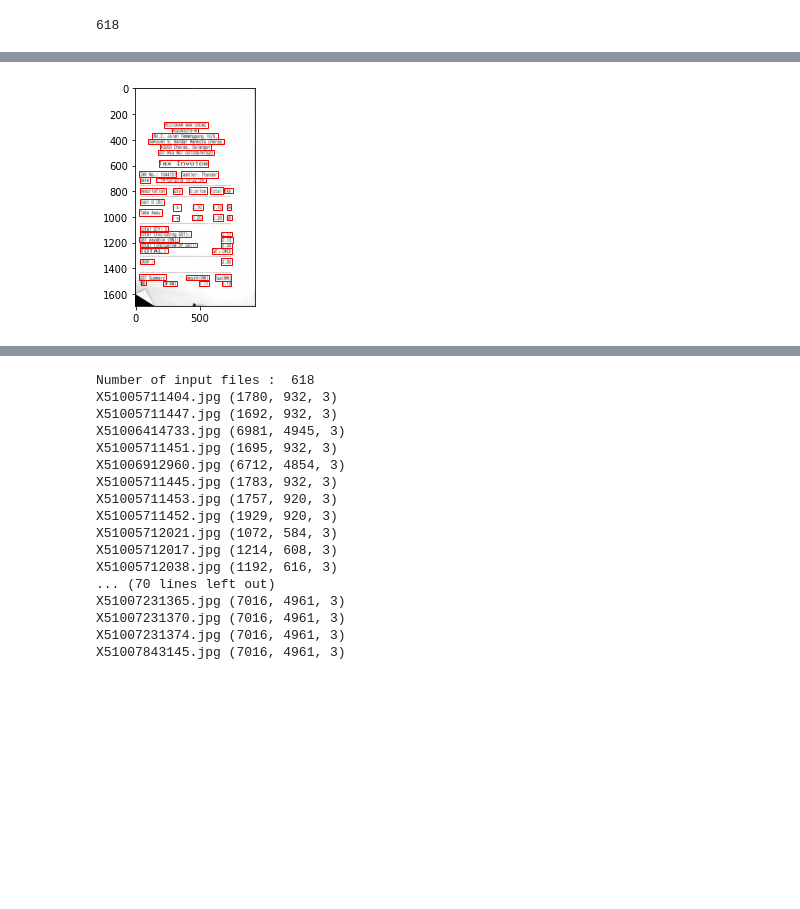
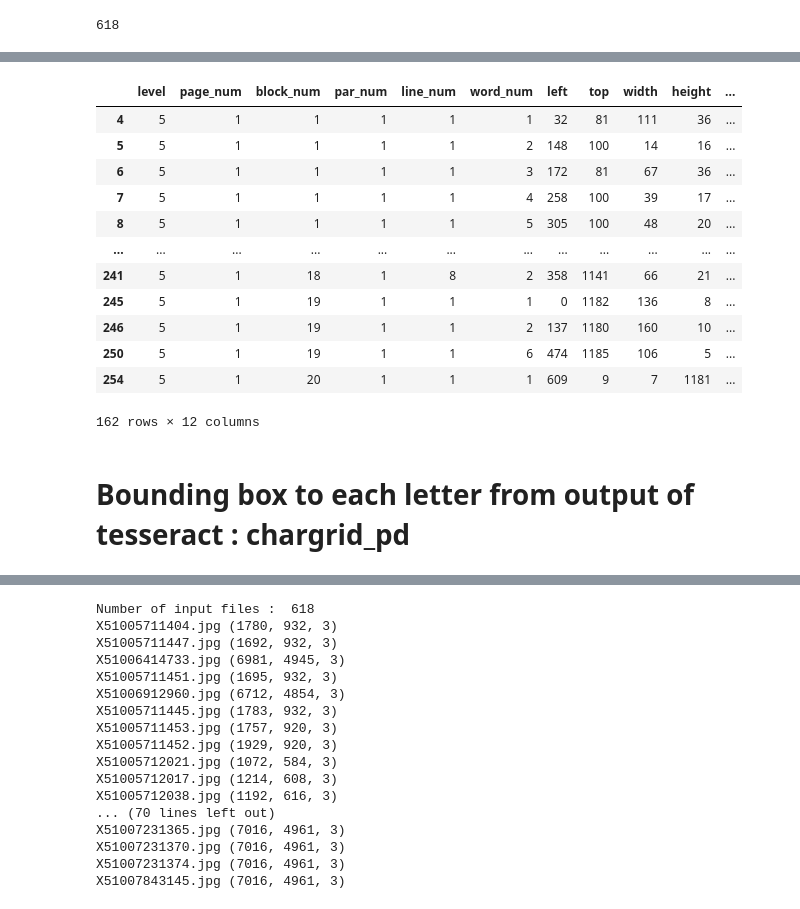
Before and after one commit to Hrishkesh/Invoice-, a Jupyter notebook: Data_visualization.ipynb, the cells around one changed output, grey strips where cells are left out. Saved outputs shown, nothing was run; the diff lists cells and outputs as text; code cells hidden in the pictures; blank space fills up the shorter version.

```diff
--- a/Data_visualization.ipynb
+++ b/Data_visualization.ipynb
@@ -160,3 +198,21 @@ X51005711447.jpg (1692, 932, 3)
+# %%
+dt
+# %% [output]
+|  | level | page_num | block_num | par_num | line_num | word_num | left | top | width | height | ... |
+| 4 | 5 | 1 | 1 | 1 | 1 | 1 | 32 | 81 | 111 | 36 | ... |
+| 5 | 5 | 1 | 1 | 1 | 1 | 2 | 148 | 100 | 14 | 16 | ... |
+| 6 | 5 | 1 | 1 | 1 | 1 | 3 | 172 | 81 | 67 | 36 | ... |
+| 7 | 5 | 1 | 1 | 1 | 1 | 4 | 258 | 100 | 39 | 17 | ... |
+| 8 | 5 | 1 | 1 | 1 | 1 | 5 | 305 | 100 | 48 | 20 | ... |
+| ... | ... | ... | ... | ... | ... | ... | ... | ... | ... | ... | ... |
+| 241 | 5 | 1 | 18 | 1 | 8 | 2 | 358 | 1141 | 66 | 21 | ... |
+| 245 | 5 | 1 | 19 | 1 | 1 | 1 | 0 | 1182 | 136 | 8 | ... |
+| 246 | 5 | 1 | 19 | 1 | 1 | 2 | 137 | 1180 | 160 | 10 | ... |
+| 250 | 5 | 1 | 19 | 1 | 1 | 6 | 474 | 1185 | 106 | 5 | ... |
+| 254 | 5 | 1 | 20 | 1 | 1 | 1 | 609 | 9 | 7 | 1181 | ... |
+162 rows × 12 columns
+# %% [markdown]
+# Bounding box to each letter from output of tesseract : chargrid_pd
 # %%
 def get_chargrid(dt):
     chargrid_pd = pd.DataFrame(columns = ['left', 'top', 'width', 'height', 'ord', 'conf'])
@@ -181,31 +237,3 @@ def get_chargrid(dt):
     return chargrid_pd
 # %%
 chargrid_pd = get_chargrid(dt)
-# %%
-## Import ground truth files
-pd_boxes = pd.DataFrame(columns=['top_left_x', 'top_left_y', 'top_right_x', 'top_right_y', 'bot_left_x', 'bot_left_y', 'bot_right_x', 'bot_right_y', 'text'])
-
-with open(os.path.join(dir_boxes, filename).replace("jpg", "txt")) as f:
-  reader = f.read().splitlines()
-  pd_boxes = pd.DataFrame([x.split(",", 8) for x in reader], columns=['top_left_x', 'top_left_y', 'top_right_x', 'top_right_y', 'bot_right_x', 'bot_right_y', 'bot_left_x', 'bot_left_y', 'text'])
-
-  pd_boxes['top_left_x'] = pd_boxes['top_left_x'].astype('int64')
-  pd_boxes['top_left_y'] = pd_boxes['top_left_y'].astype('int64')
-  pd_boxes['top_right_x'] = pd_boxes['top_right_x'].astype('int64')
-  pd_boxes['top_right_y'] = pd_boxes['top_right_y'].astype('int64')
-  pd_boxes['bot_right_x'] = pd_boxes['bot_right_x'].astype('int64')
-  pd_boxes['bot_right_y'] = pd_boxes['bot_right_y'].astype('int64')
-  pd_boxes['bot_left_x'] = pd_boxes['bot_left_x'].astype('int64')
-  pd_boxes['bot_left_y'] = pd_boxes['bot_left_y'].astype('int64')
-
-  fig,ax = plt.subplots(1)
-  ax.imshow(img)
-  for i in range(len(pd_boxes)):
-    rect = patches.Rectangle((pd_boxes['bot_left_x'][i],pd_boxes['bot_left_y'][i]),
-                             (pd_boxes['top_right_x'][i]-pd_boxes['top_left_x'][i]),
-                             (pd_boxes['top_left_y'][i]-pd_boxes['bot_left_y'][i]),
-                             linewidth=1,edgecolor='r',facecolor='none')
-    ax.add_patch(rect)
-  plt.show()
-# %% [output]
-[figure, removed]
```
Also changed, not shown: parts of 31 cells of this notebook.
